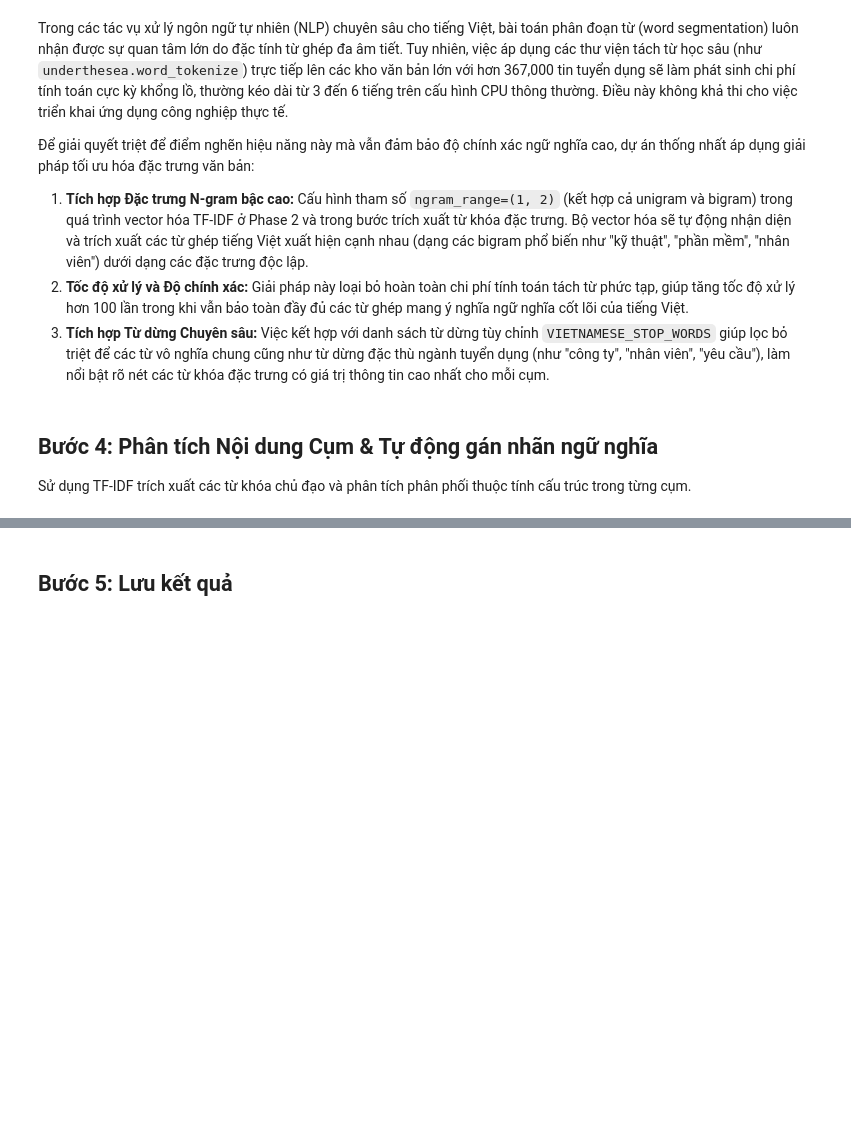
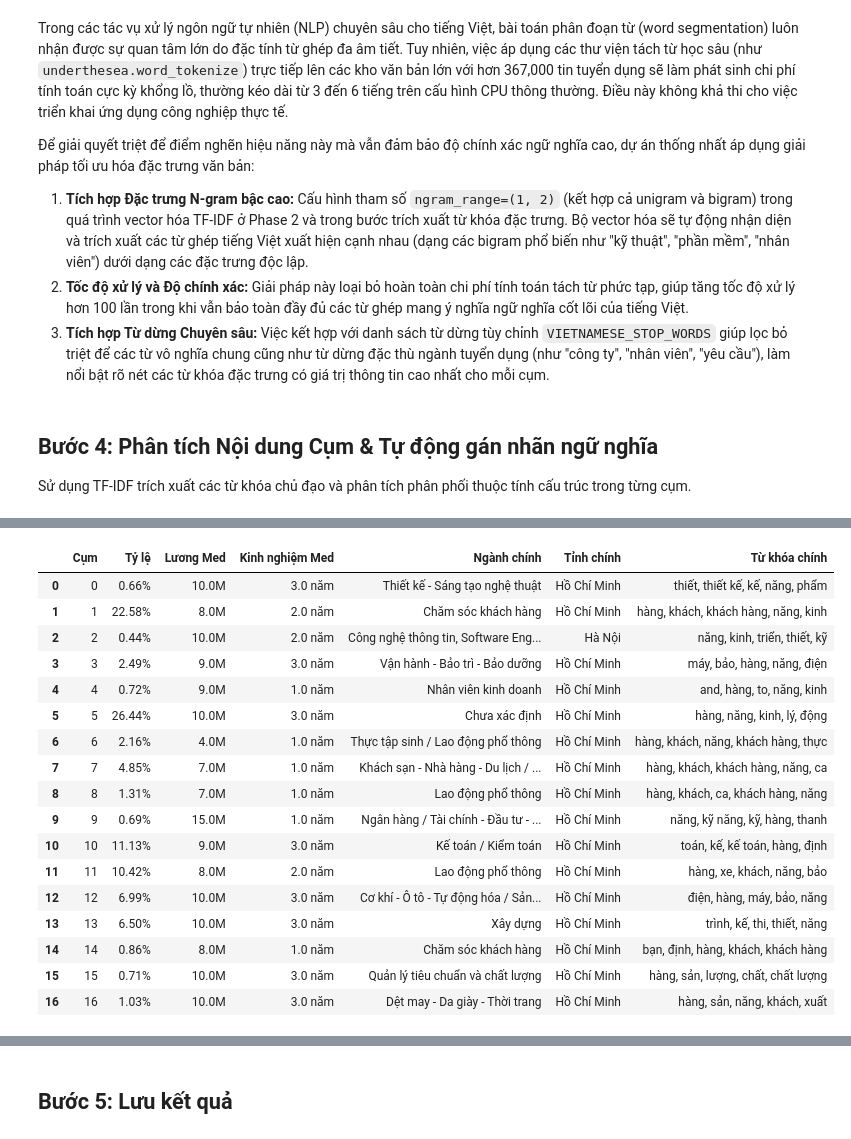
Before and after one commit to LuongVanVo/vietnam-job-market-clustering, a Jupyter notebook: notebooks/03_training.ipynb, the cells around one changed output, grey strips where cells are left out. Drawn from its saved outputs; the diff is of its cells as text; code cells hidden in the pictures; blank space fills up the shorter version.

Commit message:
refactor: update data paths and feature dimensions in training pipeline and artifacts

```diff
--- a/notebooks/03_training.ipynb
+++ b/notebooks/03_training.ipynb
@@ -99,5 +116,5 @@ Dựa trên các chỉ số đo lường hình học thực nghiệm phía trên
 # %%
-k_optimal = 11
+k_optimal = 17
 kmeans_optimal = MiniBatchKMeans(n_clusters=k_optimal, random_state=42, batch_size=2048, max_no_improvement=20, n_init=10)
 kmeans_optimal.fit(full_train_scaled)
 joblib.dump(kmeans_optimal, "../models/clustering_model.pkl")
@@ -240,0 +141,95 @@ Quá trình phân tích hồ sơ trích xuất đặc trưng của **$K = 11$**
+# %%
+VIETNAMESE_STOP_WORDS = [
+    'và', 'của', 'để', 'cho', 'có', 'trong', 'một', 'là', 'các', 'được', 'với', 'những', 'tại', 'này',
+    'theo', 'về', 'ra', 'đã', 'sẽ', 'như', 'khi', 'lên', 'từ', 'nhiều', 'vào', 'hoặc', 'nếu', 'lại',
+    'đang', 'cùng', 'qua', 'trước', 'sau', 'khoảng', 'trên', 'dưới', 'công', 'ty', 'tuyển', 'dụng',
+    'yêu', 'cầu', 'làm', 'việc', 'nhân', 'viên', 'vị', 'trí', 'chúng', 'tôi', 'quyền', 'lợi', 'chế',
+    'độ', 'hồ', 'sơ', 'nộp', 'liên', 'hệ', 'tin', 'tức', 'thông', 'báo', 'mức', 'lương', 'yêu_cầu',
+    'làm_việc', 'nhân_viên', 'công_ty', 'hồ_sơ', 'liên_hệ', 'quyền_lợi', 'chế_độ', 'tuyển_dụng',
+    'đáp', 'ứng', 'công_việc', 'công_tác', 'thực_hiện', 'tham_gia', 'hỗ_trợ', 'phát_triển', 'yêu_cầu_công_việc',
+    'báo_cáo', 'quản_lý', 'kỹ_năng', 'khả_năng', 'kinh_nghiệm', 'tốt_nghiệp', 'chuyên_ngành', 'phù_hợp',
+    'có_thể', 'được_hưởng', 'được_đóng', 'được_đào_tạo'
+]
+
+cluster_profiles = {}
+cluster_labels_map_dynamic = {}
+
+for c in range(k_optimal):
+    df_c = df_train_final[df_train_final['cluster_id'] == c]
+    count_c = len(df_c)
+    pct_c = (count_c / len(df_train_final)) * 100
+
+    salary_med = df_c['salary_min_m_vnd'].median()
+    exp_med = df_c['exp_min_years'].median()
+
+    top_industry = df_c['job_industry'].mode()[0] if not df_c['job_industry'].empty else "Chưa xác định"
+    top_location = df_c['location'].mode()[0] if not df_c['location'].empty else "Chưa xác định"
+
+    if count_c > 15000:
+        texts_c = df_c['text_combined'].sample(n=15000, random_state=42).fillna("").tolist()
+    else:
+        texts_c = df_c['text_combined'].fillna("").tolist()
+
+    vectorizer = TfidfVectorizer(max_features=1000, stop_words=VIETNAMESE_STOP_WORDS, ngram_range=(1, 2))
+    try:
+        tfidf_matrix = vectorizer.fit_transform(texts_c)
+        mean_tfidf = np.asarray(tfidf_matrix.mean(axis=0)).ravel()
+        feature_names = vectorizer.get_feature_names_out()
+        top_indices = mean_tfidf.argsort()[::-1][:5]
+        keywords = [feature_names[i] for i in top_indices]
+    except:
+        keywords = ["n/a"]
+
+    # Tạo nhãn ngữ nghĩa động dựa trên từ khóa TF-IDF
+    dynamic_label = f"Cụm {c:02d}: {top_industry} ({keywords[0].title()})"
+    cluster_labels_map_dynamic[c] = dynamic_label
+
+    cluster_profiles[c] = {
+        'percent': pct_c,
+        'salary_med': salary_med,
+        'exp_med': exp_med,
+        'top_industry': top_industry,
+        'top_location': top_location,
+        'keywords': keywords,
+        'label': dynamic_label
+    }
+
+df_train_final['cluster_label'] = df_train_final['cluster_id'].map(cluster_labels_map_dynamic)
+
+# Lưu nhãn cụm
+joblib.dump(cluster_labels_map_dynamic, "../models/cluster_labels_map.pkl")
+
+# Hiển thị hồ sơ
+summary_data = []
+for c in range(k_optimal):
+    p = cluster_profiles[c]
+    summary_data.append({
+        'Cụm': c,
+        'Tỷ lệ': f"{p['percent']:.2f}%",
+        'Lương Med': f"{p['salary_med']:.1f}M",
+        'Kinh nghiệm Med': f"{p['exp_med']:.1f} năm",
+        'Ngành chính': p['top_industry'],
+        'Tỉnh chính': p['top_location'],
+        'Từ khóa chính': ", ".join(p['keywords'])
+    })
+df_summary = pd.DataFrame(summary_data)
+display(df_summary)
+# %% [output]
+|  | Cụm | Tỷ lệ | Lương Med | Kinh nghiệm Med | Ngành chính | Tỉnh chính | Từ khóa chính |
+| 0 | 0 | 0.66% | 10.0M | 3.0 năm | Thiết kế - Sáng tạo nghệ thuật | Hồ Chí Minh | thiết, thiết kế, kế, năng, phẩm |
+| 1 | 1 | 22.58% | 8.0M | 2.0 năm | Chăm sóc khách hàng | Hồ Chí Minh | hàng, khách, khách hàng, năng, kinh |
+| 2 | 2 | 0.44% | 10.0M | 2.0 năm | Công nghệ thông tin, Software Eng... | Hà Nội | năng, kinh, triển, thiết, kỹ |
+| 3 | 3 | 2.49% | 9.0M | 3.0 năm | Vận hành - Bảo trì - Bảo dưỡng | Hồ Chí Minh | máy, bảo, hàng, năng, điện |
+| 4 | 4 | 0.72% | 9.0M | 1.0 năm | Nhân viên kinh doanh | Hồ Chí Minh | and, hàng, to, năng, kinh |
+| 5 | 5 | 26.44% | 10.0M | 3.0 năm | Chưa xác định | Hồ Chí Minh | hàng, năng, kinh, lý, động |
+| 6 | 6 | 2.16% | 4.0M | 1.0 năm | Thực tập sinh / Lao động phổ thông | Hồ Chí Minh | hàng, khách, năng, khách hàng, thực |
+| 7 | 7 | 4.85% | 7.0M | 1.0 năm | Khách sạn - Nhà hàng - Du lịch / ... | Hồ Chí Minh | hàng, khách, khách hàng, năng, ca |
+| 8 | 8 | 1.31% | 7.0M | 1.0 năm | Lao động phổ thông | Hồ Chí Minh | hàng, khách, ca, khách hàng, năng |
+| 9 | 9 | 0.69% | 15.0M | 1.0 năm | Ngân hàng / Tài chính - Đầu tư - ... | Hồ Chí Minh | năng, kỹ năng, kỹ, hàng, thanh |
+| 10 | 10 | 11.13% | 9.0M | 3.0 năm | Kế toán / Kiểm toán | Hồ Chí Minh | toán, kế, kế toán, hàng, định |
+| 11 | 11 | 10.42% | 8.0M | 2.0 năm | Lao động phổ thông | Hồ Chí Minh | hàng, xe, khách, năng, bảo |
+| 12 | 12 | 6.99% | 10.0M | 3.0 năm | Cơ khí - Ô tô - Tự động hóa / Sản... | Hồ Chí Minh | điện, hàng, máy, bảo, năng |
+| 13 | 13 | 6.50% | 10.0M | 3.0 năm | Xây dựng | Hồ Chí Minh | trình, kế, thi, thiết, năng |
+| 14 | 14 | 0.86% | 8.0M | 1.0 năm | Chăm sóc khách hàng | Hồ Chí Minh | bạn, định, hàng, khách, khách hàng |
+| 15 | 15 | 0.71% | 10.0M | 3.0 năm | Quản lý tiêu chuẩn và chất lượng | Hồ Chí Minh | hàng, sản, lượng, chất, chất lượng |
+| 16 | 16 | 1.03% | 10.0M | 3.0 năm | Dệt may - Da giày - Thời trang | Hồ Chí Minh | hàng, sản, năng, khách, xuất |
```
Also changed, not shown: parts of 10 cells of this notebook, 3 other files.
